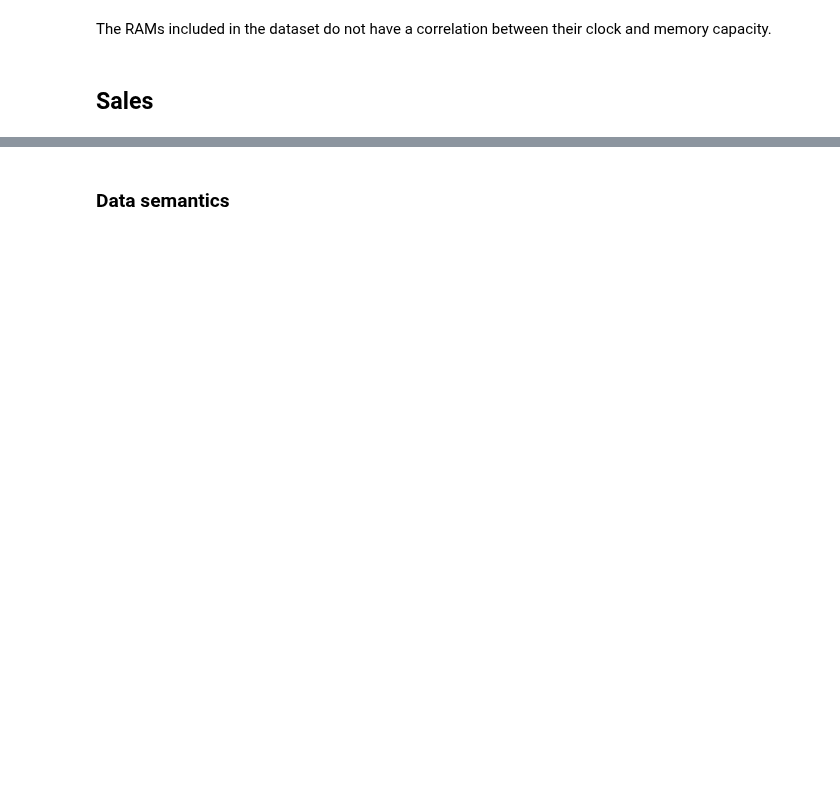
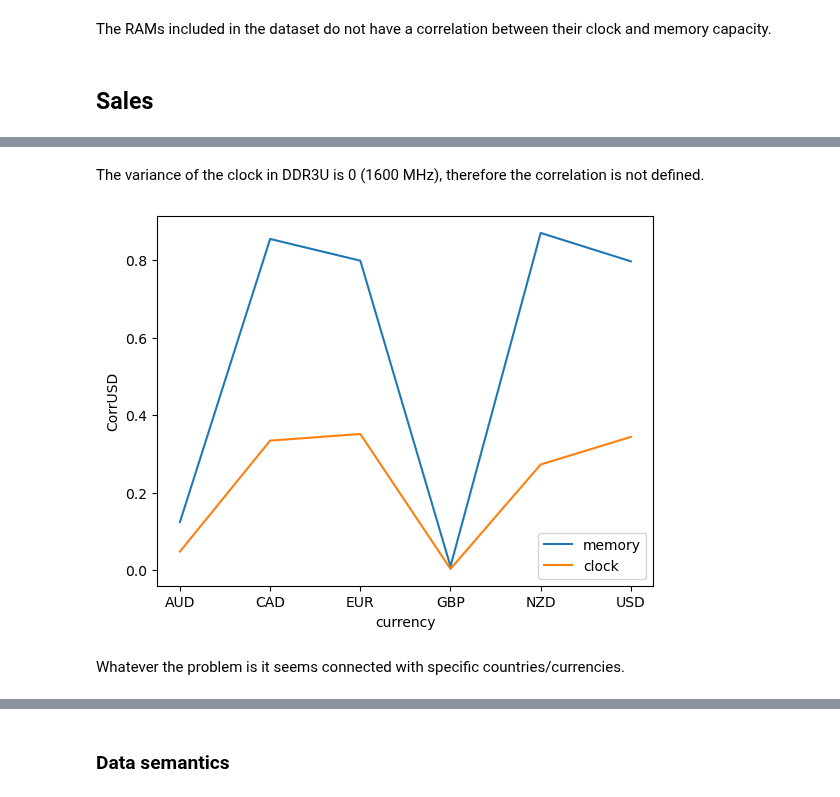
Before and after one commit to adettori/Data-Mining-DM-2020-project, a Jupyter notebook: dm2020-2-task1.ipynb, the cells around one changed output, grey strips where cells are left out. Saved outputs shown, nothing was run; the diff lists cells and outputs as text; code cells hidden in the pictures; blank space fills up the shorter version.

```diff
--- a/dm2020-2-task1.ipynb
+++ b/dm2020-2-task1.ipynb
@@ -217,0 +410,10 @@ The majority of the correlation coefficients present are not relevant, some howe
+# %% [markdown]
+The variance of the clock in DDR3U is 0 (1600 MHz), therefore the correlation is not defined.
+# %%
+df_sales_merged.groupby(["currency"])[["memory", "clock"]].corrwith(df_sales_merged["sales_uds"]).plot()
+plt.ylabel("CorrUSD")
+plt.show()
+# %% [output]
+[figure, added]
+# %% [markdown]
+Whatever the problem is it seems connected with specific countries/currencies.
```
Also changed, not shown: parts of 100 cells of this notebook.
